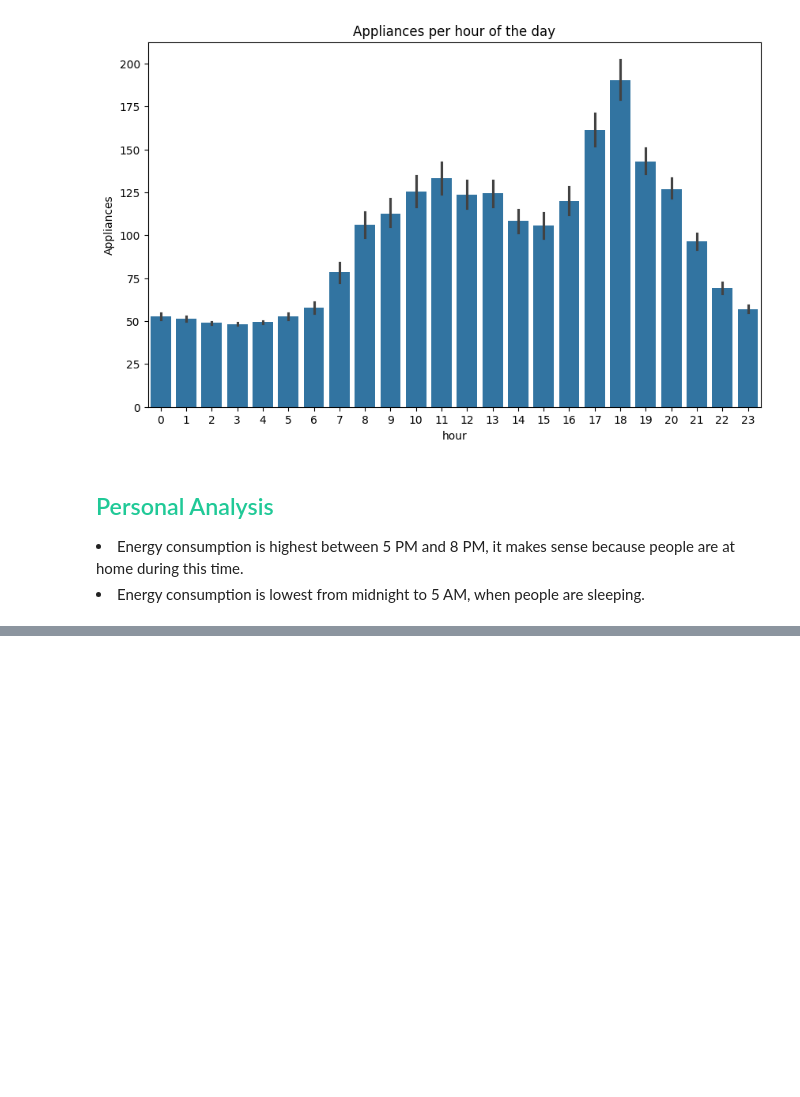
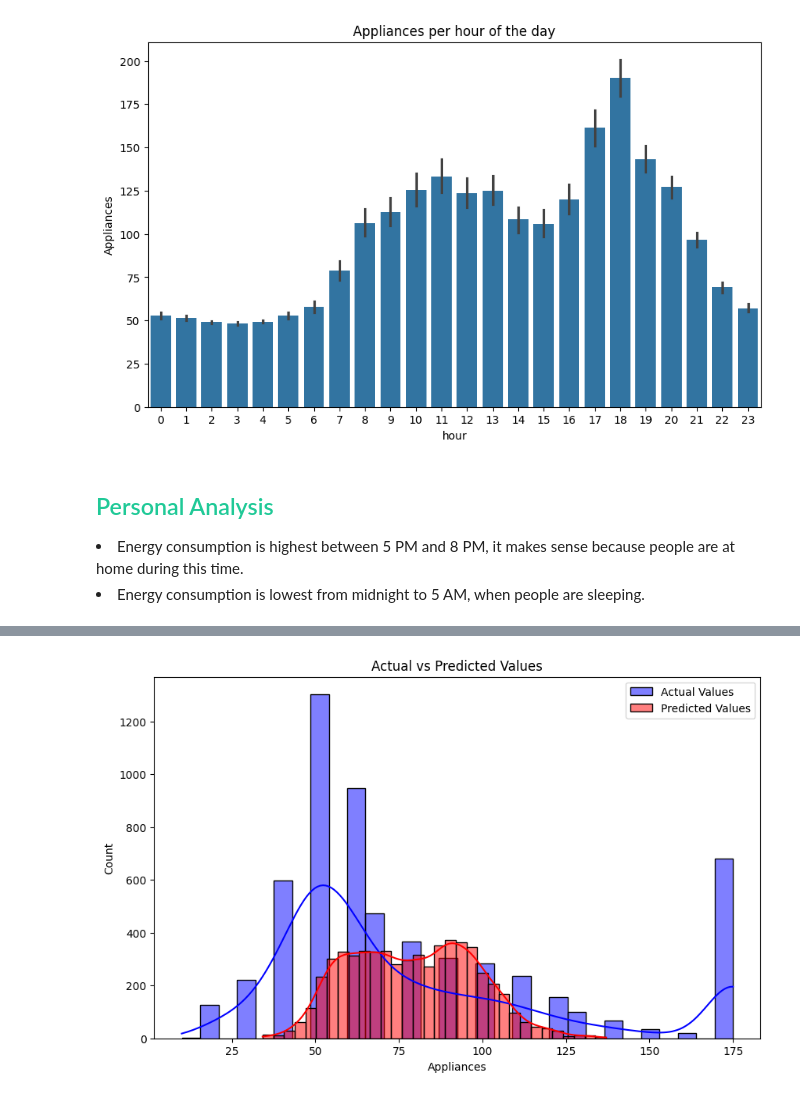
Before and after one commit to Mortti11/Introduction-Machine-Learning, a Jupyter notebook: Linear_Regression/linear.ipynb, the cells around one changed output, grey strips where cells are left out. Saved outputs shown, nothing was run; the diff lists cells and outputs as text; code cells hidden in the pictures; blank space fills up the shorter version.

```diff
--- a/Linear_Regression/linear.ipynb
+++ b/Linear_Regression/linear.ipynb
@@ -309,0 +407,11 @@ plt.show()
+# %%
+# Using StandardScaler to scale the features
+scaler = StandardScaler()
+X = scaler.fit_transform(X)
+# %%
+# Split the data into training and testing sets
+X_train, X_test, y_train, y_test = train_test_split(X, y, test_size=0.3, random_state=42)
+# %%
+# Feed the data into the model
+model = LinearRegression()
+model.fit(X_train, y_train)
@@ -309,0 +420,3 @@ plt.show()
+# %%
+# Make predictions
+prediction = model.predict(X_test)
@@ -309,0 +453,10 @@ plt.show()
+# %%
+# Visualizing the predictions vs the actual values
+plt.figure(figsize=(10, 6))
+sns.histplot(y_test, kde=True, color='blue', label='Actual Values')
+sns.histplot(prediction, kde=True, color='red', label='Predicted Values')
+plt.title('Actual vs Predicted Values')
+plt.legend()
+plt.show()
+# %% [output]
+[figure, added]
```
Also changed, not shown: parts of 42 cells of this notebook, 6 other files.
